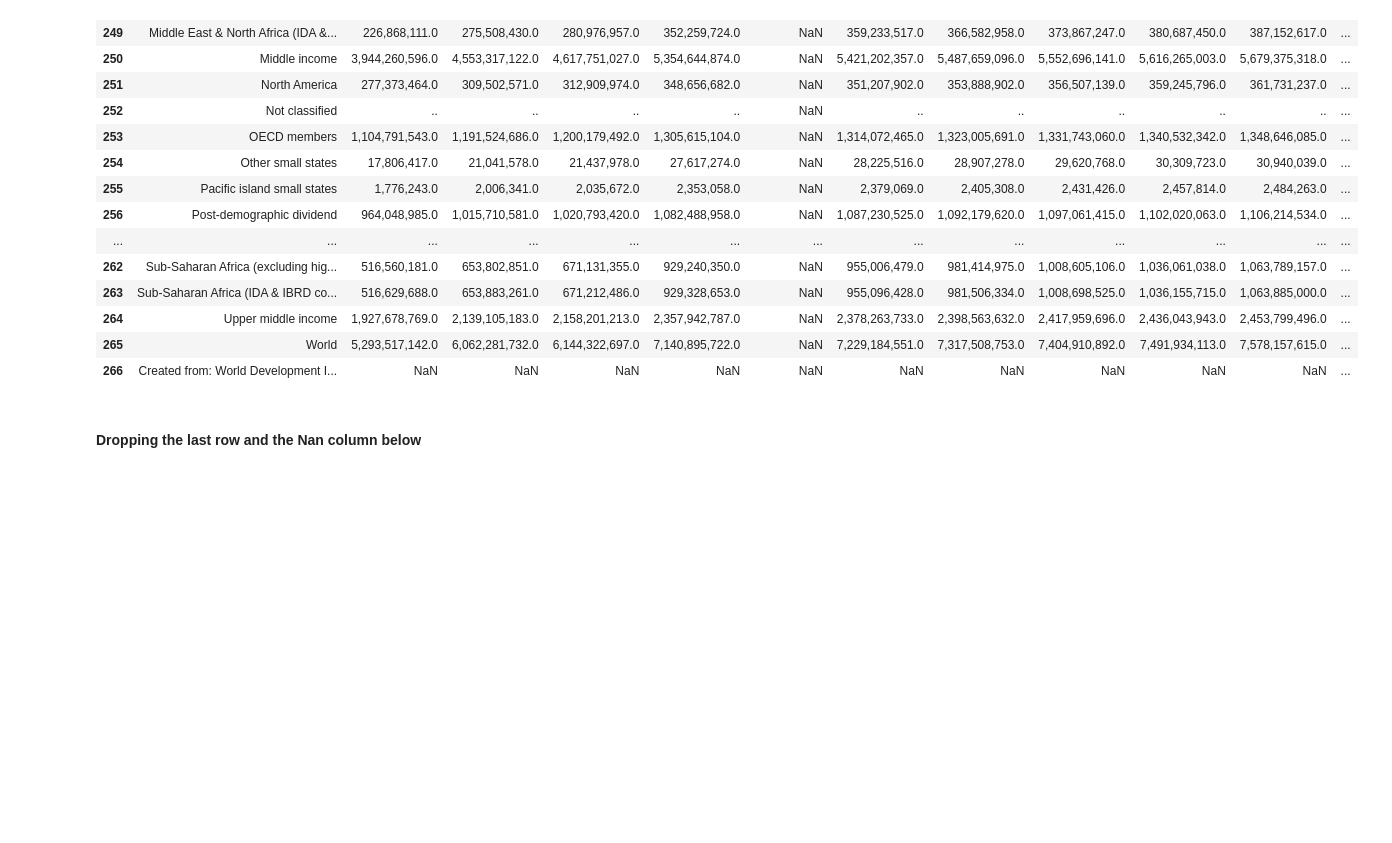
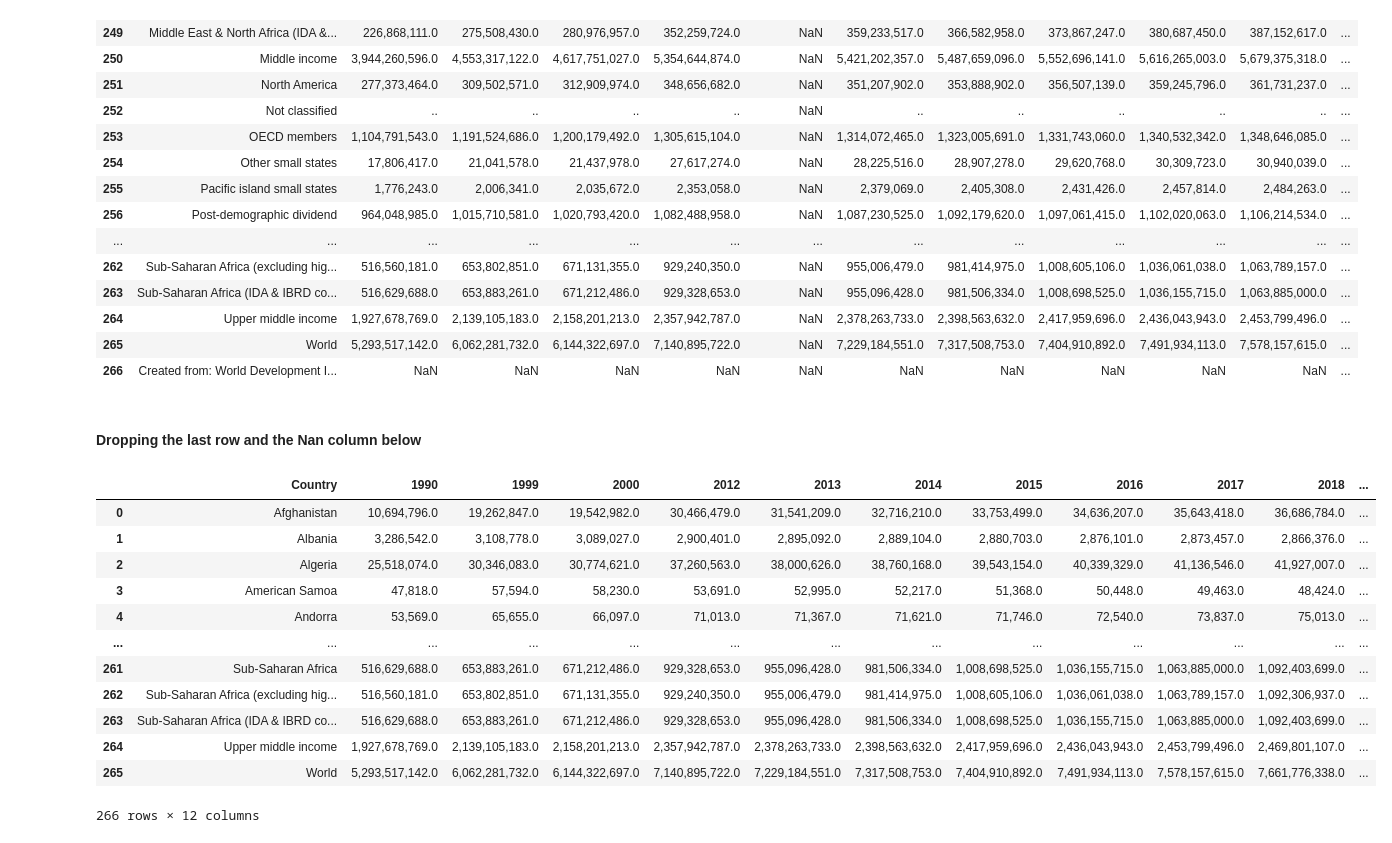
Before and after one commit to fortune-uwha/eating-disorder-dataset, a Jupyter notebook: Eating_disorder.ipynb, the cells around one changed output. Saved outputs shown, nothing was run; the diff lists cells and outputs as text; code cells hidden in the pictures; blank space fills up the shorter version.

```diff
--- a/Eating_disorder.ipynb
+++ b/Eating_disorder.ipynb
@@ -122,3 +127,20 @@ population_df.tail(20)
 # %%
 population_df =population_df.drop(population_df.index[-1])
 population_df=population_df.drop("Unnamed: 5", axis=1)
+# %%
+population_df.columns.values[0] = 'Country'
+population_df
+# %% [output]
+|  | Country | 1990 | 1999 | 2000 | 2012 | 2013 | 2014 | 2015 | 2016 | 2017 | 2018 | ... |
+| 0 | Afghanistan | 10,694,796.0 | 19,262,847.0 | 19,542,982.0 | 30,466,479.0 | 31,541,209.0 | 32,716,210.0 | 33,753,499.0 | 34,636,207.0 | 35,643,418.0 | 36,686,784.0 | ... |
+| 1 | Albania | 3,286,542.0 | 3,108,778.0 | 3,089,027.0 | 2,900,401.0 | 2,895,092.0 | 2,889,104.0 | 2,880,703.0 | 2,876,101.0 | 2,873,457.0 | 2,866,376.0 | ... |
+| 2 | Algeria | 25,518,074.0 | 30,346,083.0 | 30,774,621.0 | 37,260,563.0 | 38,000,626.0 | 38,760,168.0 | 39,543,154.0 | 40,339,329.0 | 41,136,546.0 | 41,927,007.0 | ... |
+| 3 | American Samoa | 47,818.0 | 57,594.0 | 58,230.0 | 53,691.0 | 52,995.0 | 52,217.0 | 51,368.0 | 50,448.0 | 49,463.0 | 48,424.0 | ... |
+| 4 | Andorra | 53,569.0 | 65,655.0 | 66,097.0 | 71,013.0 | 71,367.0 | 71,621.0 | 71,746.0 | 72,540.0 | 73,837.0 | 75,013.0 | ... |
+| ... | ... | ... | ... | ... | ... | ... | ... | ... | ... | ... | ... | ... |
+| 261 | Sub-Saharan Africa | 516,629,688.0 | 653,883,261.0 | 671,212,486.0 | 929,328,653.0 | 955,096,428.0 | 981,506,334.0 | 1,008,698,525.0 | 1,036,155,715.0 | 1,063,885,000.0 | 1,092,403,699.0 | ... |
+| 262 | Sub-Saharan Africa (excluding hig... | 516,560,181.0 | 653,802,851.0 | 671,131,355.0 | 929,240,350.0 | 955,006,479.0 | 981,414,975.0 | 1,008,605,106.0 | 1,036,061,038.0 | 1,063,789,157.0 | 1,092,306,937.0 | ... |
+| 263 | Sub-Saharan Africa (IDA & IBRD co... | 516,629,688.0 | 653,883,261.0 | 671,212,486.0 | 929,328,653.0 | 955,096,428.0 | 981,506,334.0 | 1,008,698,525.0 | 1,036,155,715.0 | 1,063,885,000.0 | 1,092,403,699.0 | ... |
+| 264 | Upper middle income | 1,927,678,769.0 | 2,139,105,183.0 | 2,158,201,213.0 | 2,357,942,787.0 | 2,378,263,733.0 | 2,398,563,632.0 | 2,417,959,696.0 | 2,436,043,943.0 | 2,453,799,496.0 | 2,469,801,107.0 | ... |
+| 265 | World | 5,293,517,142.0 | 6,062,281,732.0 | 6,144,322,697.0 | 7,140,895,722.0 | 7,229,184,551.0 | 7,317,508,753.0 | 7,404,910,892.0 | 7,491,934,113.0 | 7,578,157,615.0 | 7,661,776,338.0 | ... |
+266 rows × 12 columns
```
Also changed, not shown: parts of 8 cells of this notebook.
